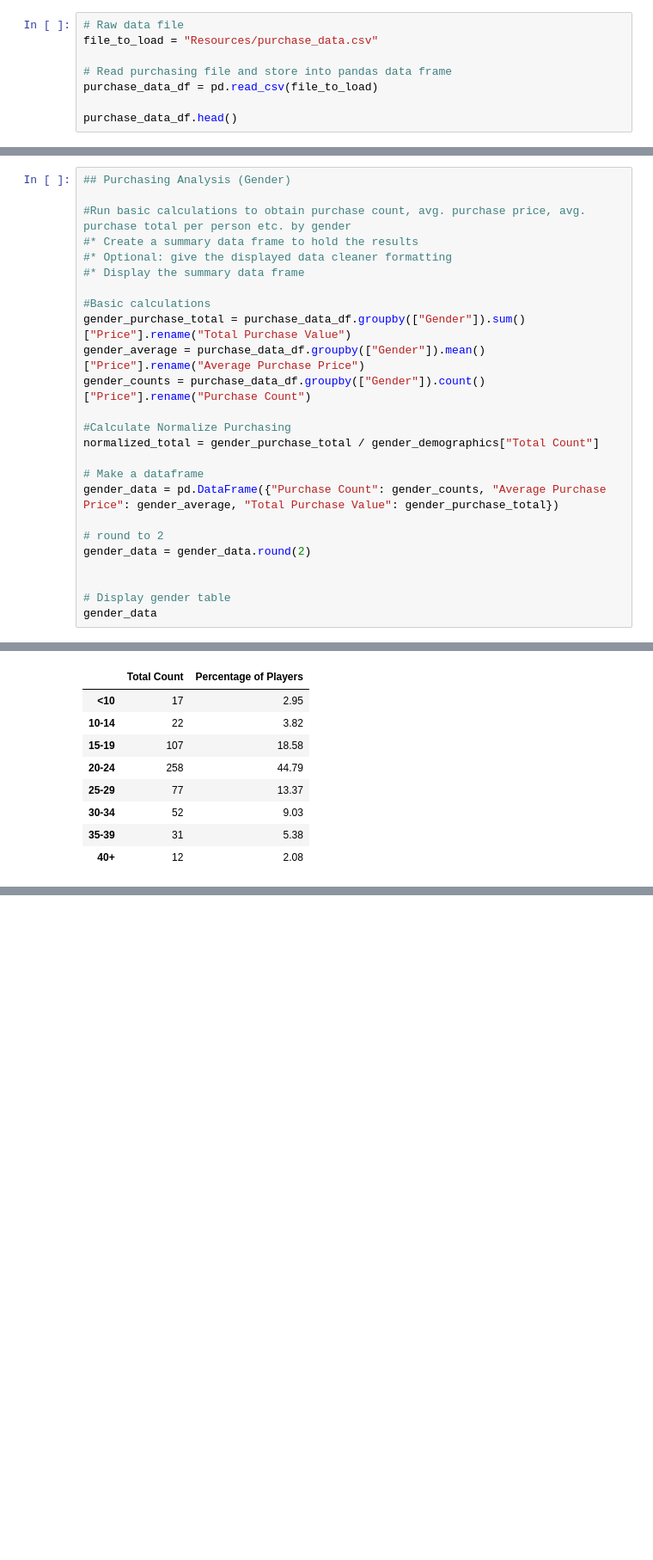
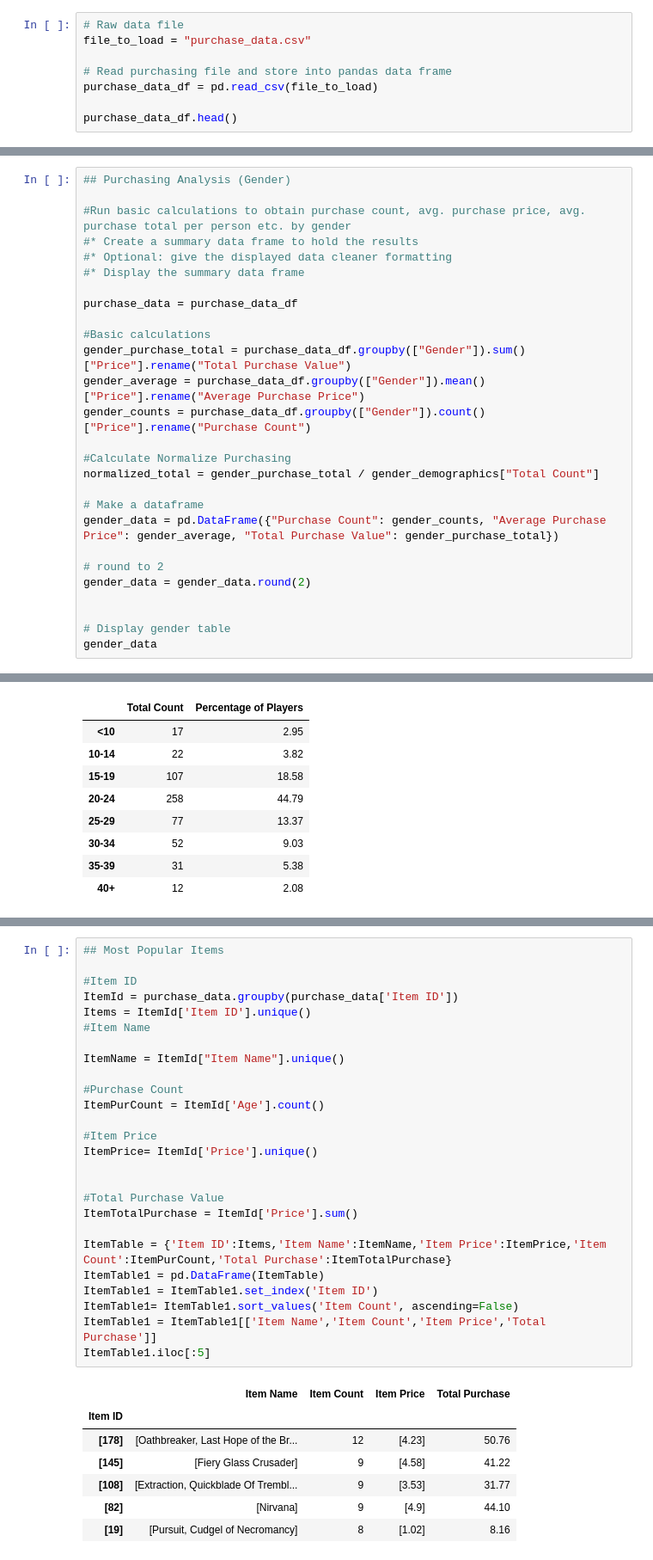
Before and after one commit to WilliamHibner/Pandas-Data-Work, a Jupyter notebook: HeroesOfPymoli_WDH.ipynb, the cells around one changed output, grey strips where cells are left out. Shown at 86% size. Saved outputs shown, nothing was run; the diff lists cells and outputs as text; blank space fills up the shorter version.

```diff
--- a/HeroesOfPymoli_WDH.ipynb
+++ b/HeroesOfPymoli_WDH.ipynb
@@ -17,7 +17,7 @@ import numpy as np
 import csv
 # %%
 # Raw data file
-file_to_load = "Resources/purchase_data.csv"
+file_to_load = "purchase_data.csv"
 
 # Read purchasing file and store into pandas data frame
 purchase_data_df = pd.read_csv(file_to_load)
@@ -136,6 +136,8 @@ gender_demographics
 #* Create a summary data frame to hold the results
 #* Optional: give the displayed data cleaner formatting
 #* Display the summary data frame
+
+purchase_data = purchase_data_df
 
 #Basic calculations
 gender_purchase_total = purchase_data_df.groupby(["Gender"]).sum()["Price"].rename("Total Purchase Value")
@@ -254,3 +267,37 @@ SyntaxError: invalid syntax (<ipython-input-15-00e083b6554d>, line 3)
+# %%
+## Most Popular Items
+
+#Item ID
+ItemId = purchase_data.groupby(purchase_data['Item ID'])
+Items = ItemId['Item ID'].unique()
+#Item Name
+
+ItemName = ItemId["Item Name"].unique()
+
+#Purchase Count
+ItemPurCount = ItemId['Age'].count()
+
+#Item Price
+ItemPrice= ItemId['Price'].unique()
+
+
+#Total Purchase Value
+ItemTotalPurchase = ItemId['Price'].sum()
+
+ItemTable = {'Item ID':Items,'Item Name':ItemName,'Item Price':ItemPrice,'Item Count':ItemPurCount,'Total Purchase':ItemTotalPurchase}
+ItemTable1 = pd.DataFrame(ItemTable)
+ItemTable1 = ItemTable1.set_index('Item ID')
+ItemTable1= ItemTable1.sort_values('Item Count', ascending=False)
+ItemTable1 = ItemTable1[['Item Name','Item Count','Item Price','Total Purchase']]
+ItemTable1.iloc[:5]
+# %% [output]
+|  | Item Name | Item Count | Item Price | Total Purchase |
+| Item ID |  |  |  |  |
+| [178] | [Oathbreaker, Last Hope of the Br... | 12 | [4.23] | 50.76 |
+| [145] | [Fiery Glass Crusader] | 9 | [4.58] | 41.22 |
+| [108] | [Extraction, Quickblade Of Trembl... | 9 | [3.53] | 31.77 |
+| [82] | [Nirvana] | 9 | [4.9] | 44.10 |
+| [19] | [Pursuit, Cudgel of Necromancy] | 8 | [1.02] | 8.16 |
 # %%
 ## Most Profitable Items
 
```
Also changed, not shown: parts of 6 cells of this notebook, 2 other files.
